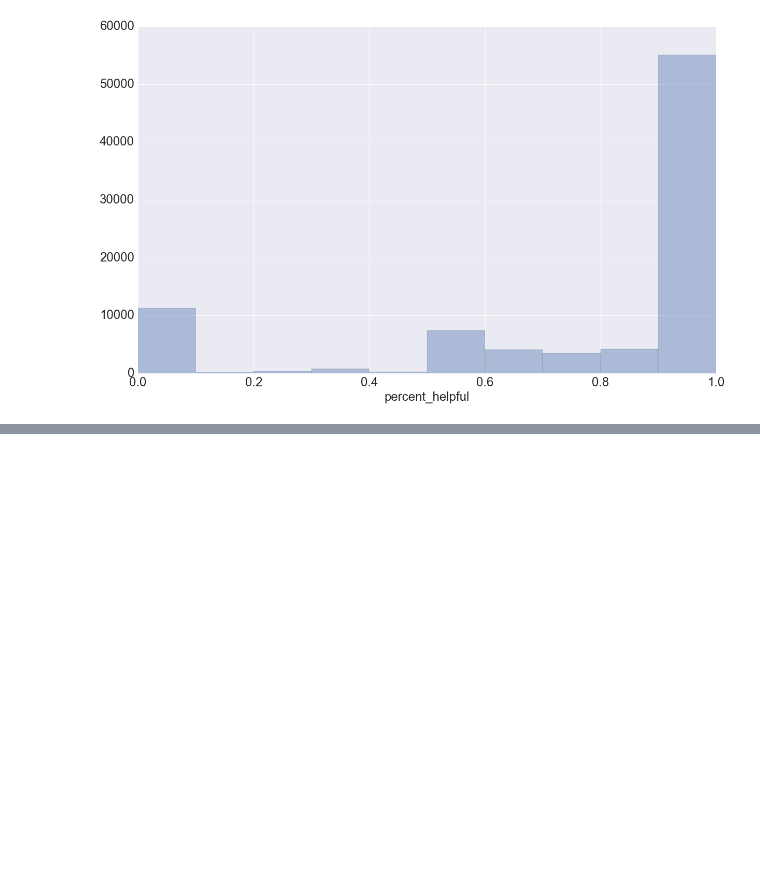
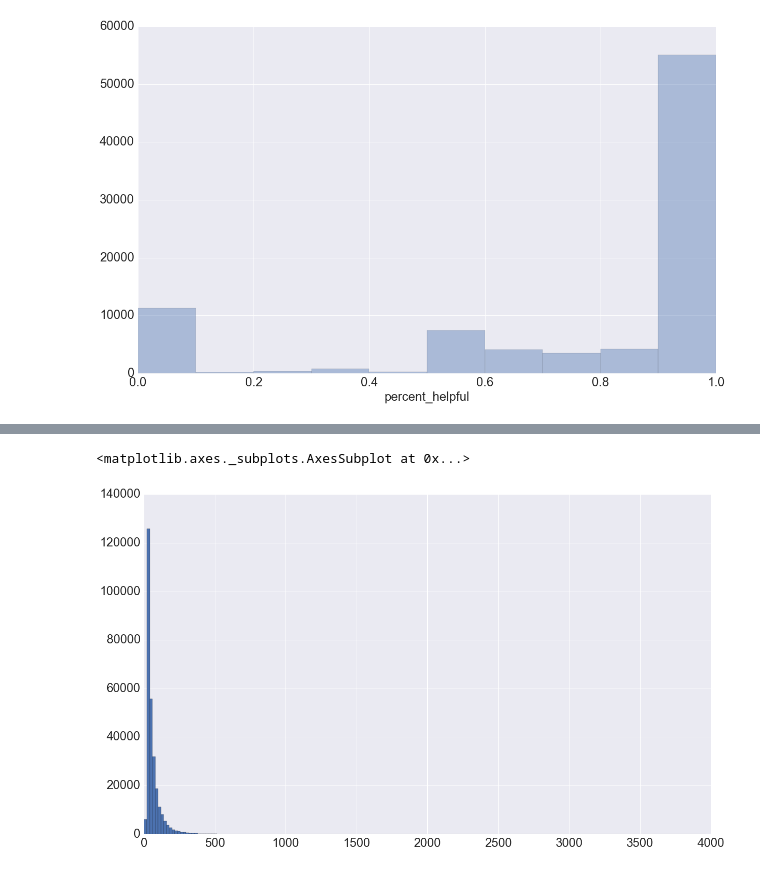
Before and after one commit to aterrel/pydata101, a Jupyter notebook: AndyNotes.ipynb, the cells around one changed output, grey strips where cells are left out. Drawn from its saved outputs; the diff is of its cells as text; code cells hidden in the pictures; blank space fills up the shorter version.

```diff
--- a/AndyNotes.ipynb
+++ b/AndyNotes.ipynb
@@ -195,0 +236,5 @@ sns.distplot(ph, kde=False, bins=10)
+# %%
+df_reviews.len_words.hist(bins=200)
+# %% [output]
+<matplotlib.axes._subplots.AxesSubplot at 0x...>
+[figure, added]
```
Also changed, not shown: parts of 35 cells of this notebook, 4 other files.
